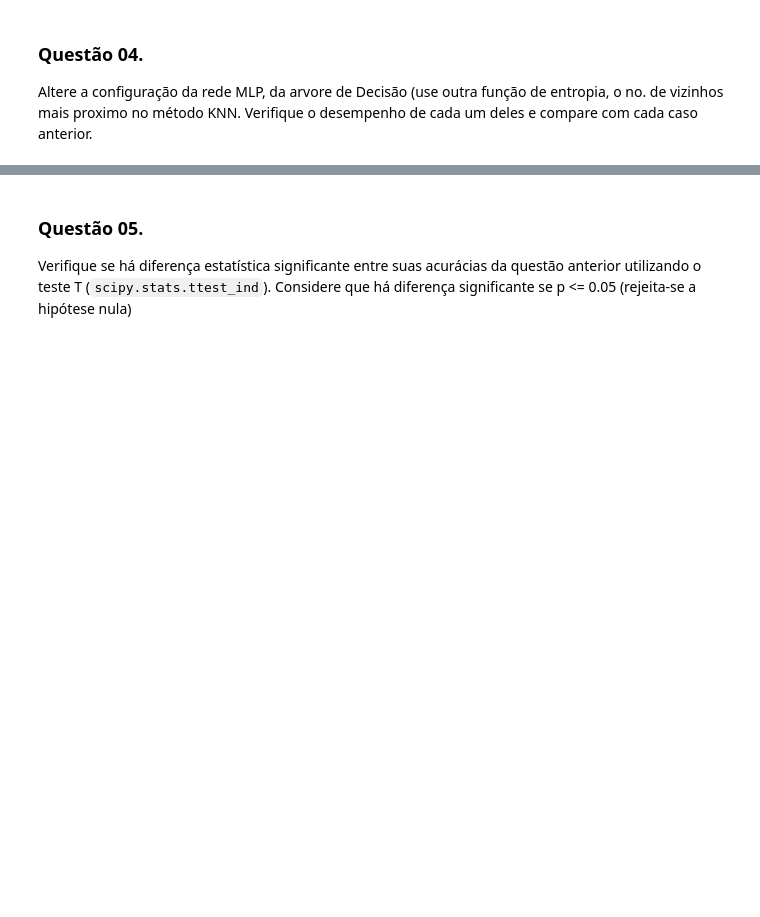
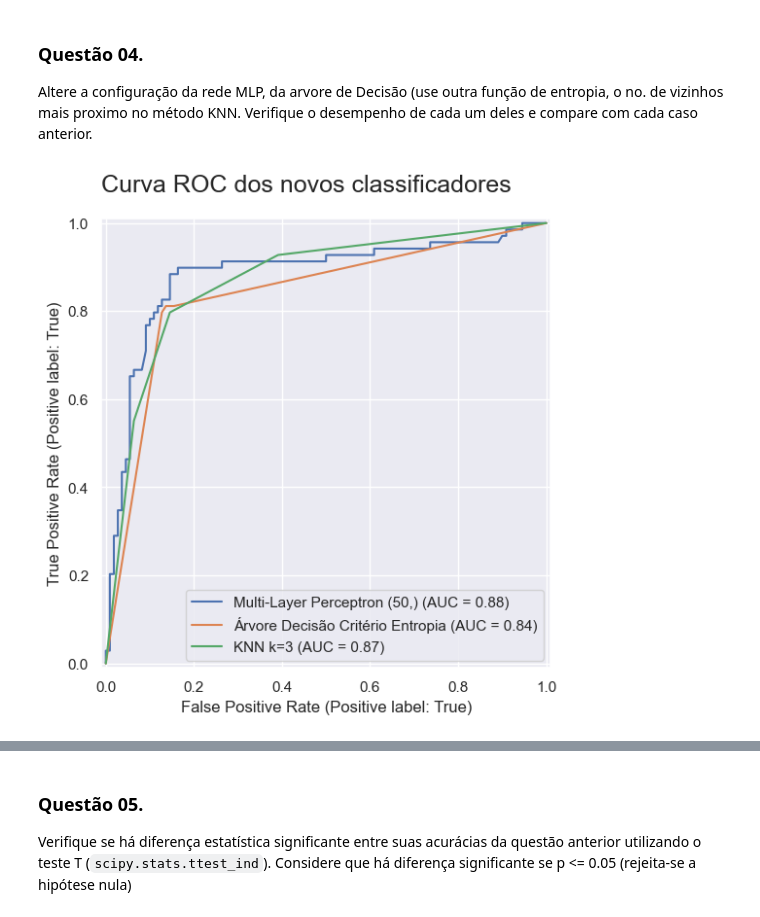
Before and after one commit to baiochi/SCC5871_Ver6_Turma3_2024, a Jupyter notebook: tasks/ex_3_Joao_Baiochi.ipynb, the cells around one changed output, grey strips where cells are left out. Cells and saved outputs as stored; diff of their text form; code cells hidden in the pictures; blank space fills up the shorter version.

```diff
--- a/tasks/ex_3_Joao_Baiochi.ipynb
+++ b/tasks/ex_3_Joao_Baiochi.ipynb
@@ -91,3 +238,26 @@ Implemente o 10-Fold Cross Validation (pode usar o scikit) com os dois melhores
 # %% [markdown]
 ### Questão 04.
 Altere a configuração da rede MLP, da arvore de Decisão (use outra função de entropia, o no. de vizinhos mais proximo no método KNN. Verifique o desempenho de cada um deles e compare com cada caso anterior.
+# %%
+# Seu código aqui
+novos_classificadores = {
+    "Multi-Layer Perceptron (50,)": {"modelo": MLPClassifier(random_state=1, hidden_layer_sizes=(50,), max_iter=2000),
+                                     "scores": []},
+    "Árvore Decisão Critério Entropia": {"modelo": DecisionTreeClassifier(criterion='entropy'), "scores": []},
+    "KNN k=3": {"modelo": KNeighborsClassifier(n_neighbors=3), "scores": []}
+}
+
+_, ax = plt.subplots(figsize=(10, 6))
+
+for classificador_name in novos_classificadores:
+    classificador = novos_classificadores[classificador_name]["modelo"]
+    classificador.fit(X_train, y_train)
+    novos_classificadores[classificador_name]["scores"].append(classificador.score(X_test, y_test))
+    # Adicionando os scores para o cross-validation
+    novos_classificadores[classificador_name]["scores"] = cross_val_score(classificador, X, y, cv=10)
+    roc_display = RocCurveDisplay.from_estimator(classificador, X_test, y_test, ax=ax, name=classificador_name)
+
+plt.title('Curva ROC dos novos classificadores', loc='left', pad=20, size=18)
+plt.show()
+# %% [output]
+[figure, added]
```
Also changed, not shown: parts of 17 cells of this notebook, 1 other file.
